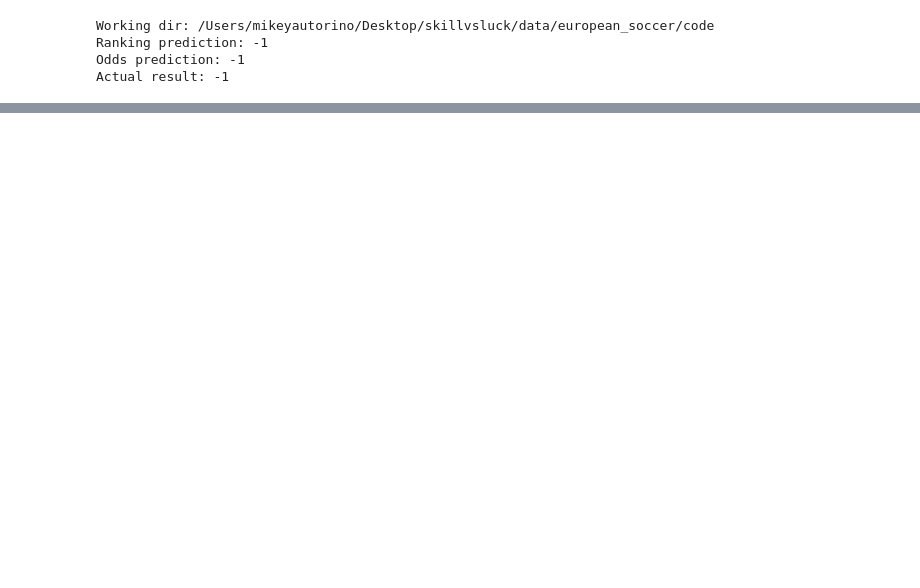
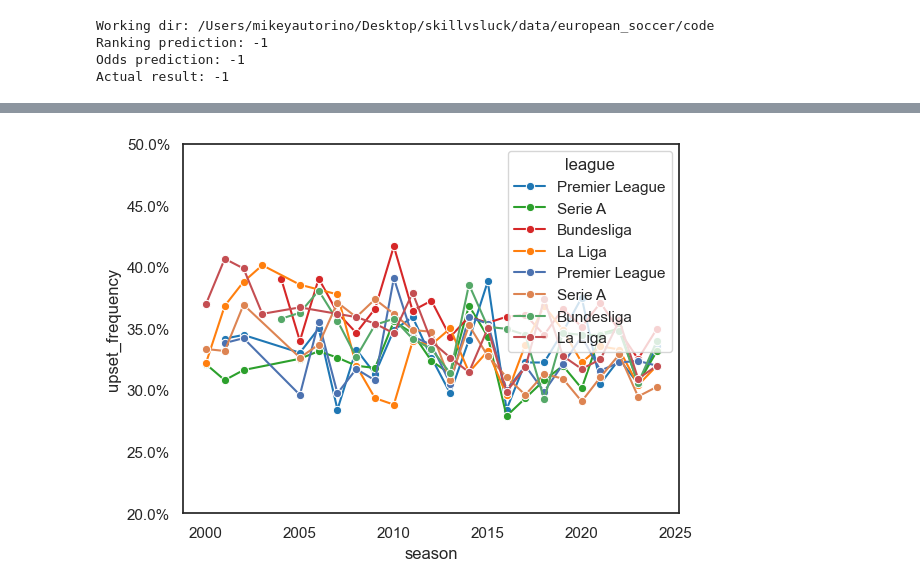
Before and after one commit to mikeyautorino2/skillvsluck, a Jupyter notebook: data/european_soccer/code/upset_frequency.ipynb, the cells around one changed output, grey strips where cells are left out. Drawn from its saved outputs; the diff is of its cells as text; code cells hidden in the pictures; blank space fills up the shorter version.

```diff
--- a/data/european_soccer/code/upset_frequency.ipynb
+++ b/data/european_soccer/code/upset_frequency.ipynb
@@ -456,40 +437,67 @@ TESTING COMPLETE
 # %%
-sns.set_theme(style="whitegrid")
+sns.set_theme(style="white")
 
+palette = {
+    'Premier League': '#1f77b4',       # blue
+    'La Liga': '#ff7f0e',   # orange
+    'Serie A': '#2ca02c',   # green
+    'Bundesliga': '#d62728' # red
+}
+
+ax2 =sns.lineplot(data=combined_seasonal_betting, x='season', y='upset_frequency', hue='league', marker='o', palette=palette)
+ax2.yaxis.set_major_formatter(mtick.PercentFormatter(xmax=1.0))
+ax2.set_ylim(0.2,0.5)
 plt.figure(figsize=(12, 6))
-sns.lineplot(data=combined_seasonal_betting, x='season', y='upset_frequency', hue='league', marker='o')
-plt.title('Upset Frequency by Season (Betting Predictor, draw = 0.5)')
 plt.xlabel('Season')
 plt.ylabel('Upset Frequency')
 plt.legend(title='League')
 plt.tight_layout()
-plt.savefig('betting_combined_line_upset_freq_draw05.png', dpi=300)
+plt.savefig('soccer_betting_line_upset_freq_draw05.png', dpi=300)
 plt.close()
 
 plt.figure(figsize=(10, 6))
-sns.boxplot(data=combined_seasonal_betting, x='league', y='upset_frequency')
-plt.title('Upset Frequency Distribution Across Leagues (Betting Predictor, draw = 0.5)')
+ax4 = sns.boxplot(data=combined_seasonal_betting, x='league', y='upset_frequency')
+ax4.yaxis.set_major_formatter(mtick.PercentFormatter(xmax=1.0))
+ax4.set_ylim(0,0.5)
 plt.xlabel('League')
 plt.ylabel('Upset Frequency')
 plt.tight_layout()
-plt.savefig('betting_combined_box_upset_freq_draw05.png', dpi=300)
+plt.savefig('soccer_betting_combined_box_upset_freq_draw05.png', dpi=300)
 plt.close()
 
 plt.figure(figsize=(12, 6))
+ax1 = sns.lineplot(
+    data=combined_seasonal_ranking,
+    x='season', y='upset_frequency',
+    hue='league', marker='o',
+    palette=palette,
+    linewidth=2
+)
+plt.xlabel('Season', fontsize=14)
+plt.ylabel('Upset Frequency', fontsize=14)
+ax1.yaxis.set_major_formatter(mtick.PercentFormatter(xmax=1.0))
+ax1.set_ylim(0.2,0.5)
+plt.legend(title='League')
+plt.tight_layout()
+plt.savefig('standings_combined_line_upset_freq_soccer_draw05.png', dpi=300)
+plt.close()
+
+
 sns.lineplot(data=combined_seasonal_ranking, x='season', y='upset_frequency', hue='league', marker='o')
-plt.title('Upset Frequency by Season (Ranking Predictor, draw = 0.5)')
+plt.figure(figsize=(12, 6))
 plt.xlabel('Season')
 plt.ylabel('Upset Frequency')
 plt.legend(title='League')
 plt.tight_layout()
-plt.savefig('standings_combined_line_upset_freq_draw05.png', dpi=300)
+plt.savefig('line_upset_freq_soccer.png', dpi=300)
 plt.close()
 
 plt.figure(figsize=(10, 6))
-sns.boxplot(data=combined_seasonal_ranking, x='league', y='upset_frequency')
-plt.title('Upset Frequency Distribution Across Leagues (Ranking Predictor, draw = 0.5)')
-plt.xlabel('League')
-plt.ylabel('Upset Frequency')
+ax = sns.boxplot(data=combined_seasonal_ranking, x='league', y='upset_frequency')
+ax.yaxis.set_major_formatter(mtick.PercentFormatter(xmax=1.0))
+ax.set_ylim(0,0.5)
+plt.ylabel('Upset Frequency (%)')
+ax.set_xlabel('')
 plt.tight_layout()
 plt.savefig('standings_combined_box_upset_freq_draw05.png', dpi=300)
 plt.close()
@@ -508,30 +516,32 @@ sns.barplot(
     y='upset_frequency_overall',
     hue='league',
     dodge=False
 )
 plt.title('Average Team Upset Frequency by League (Betting Predictor, draw = 0.5)')
 plt.xlabel('League')
 plt.ylabel('Upset Frequency')
 plt.legend([], [], frameon=False)
 plt.tight_layout()
 plt.savefig('betting_combined_bar_team_upset_freq_draw05.png', dpi=300)
 plt.close()
 
 plt.figure(figsize=(12, 6))
 sns.lineplot(data=points_std_df, x='season', y='points_std', hue='league', marker='o')
 plt.title('Seasonal Points Standard Deviation by League')
 plt.xlabel('Season')
 plt.ylabel('Points Standard Deviation')
 plt.legend(title='League')
 plt.tight_layout()
 plt.savefig('points_std_line.png', dpi=300)
 plt.close()
 
 plt.figure(figsize=(10, 6))
 sns.boxplot(data=points_std_df, x='league', y='points_std')
 plt.title('Distribution of Season Points Standard Deviations')
 plt.xlabel('League')
 plt.ylabel('Points Standard Deviation')
 plt.tight_layout()
 plt.savefig('points_std_box.png', dpi=300)
 plt.close()
+# %% [output]
+[figure, added]
```
Also changed, not shown: parts of 6 cells of this notebook, 9 other files.
